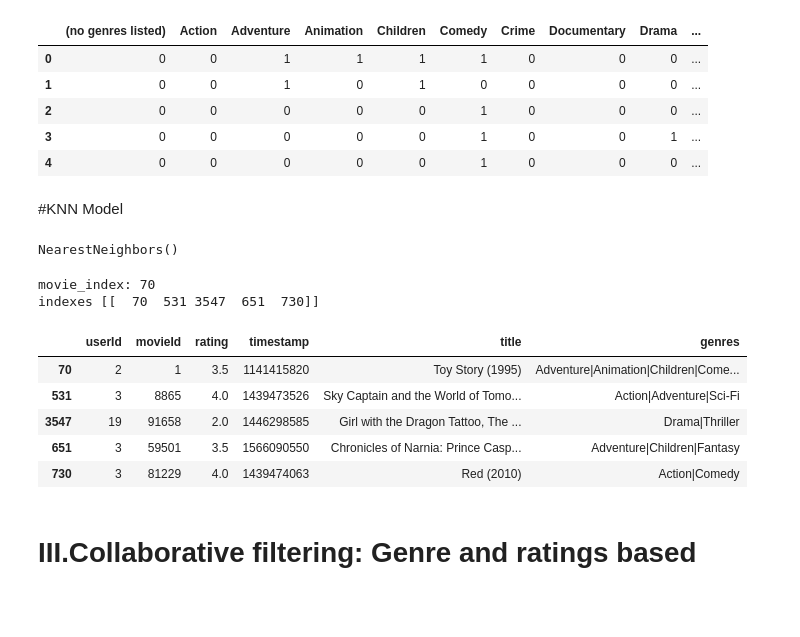
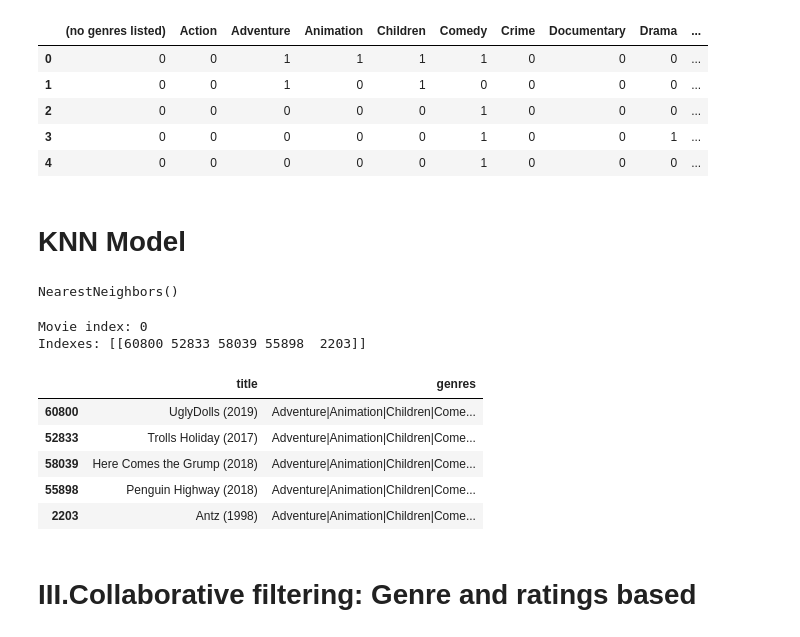
Before and after one commit to Yhabib05/movie-recommender, a Jupyter notebook: movie-recommender.ipynb, the cells around one changed output. Drawn from its saved outputs; the diff is of its cells as text; code cells hidden in the pictures; blank space fills up the shorter version.

```diff
--- a/movie-recommender.ipynb
+++ b/movie-recommender.ipynb
@@ -23,6 +8,6 @@ for dirname, _, filenames in os.walk('/kaggle/input'):
 # %%
-movies=pd.read_csv(paths['movies.csv'])
-ratings=pd.read_csv(paths['ratings.csv'])
+movies=pd.read_csv('movies.csv')
+ratings=pd.read_csv('ratings.csv')
 print("done")
 # %% [output]
 done
@@ -160,29 +161,42 @@ movies_with_genres_short.head()
 | 3 | 0 | 0 | 0 | 0 | 0 | 1 | 0 | 0 | 1 | ... |
 | 4 | 0 | 0 | 0 | 0 | 0 | 1 | 0 | 0 | 0 | ... |
 # %% [markdown]
-#KNN Model
+# KNN Model
 # %%
 knn_model_genres = NearestNeighbors(n_neighbors=5, algorithm='auto')
 knn_model_genres.fit(movies_with_genres_short)
 # %% [output]
 NearestNeighbors()
 # %%
-def recommend_movies_genre(movie_title, model = knn_model_genres, user_item_matrix = user_item_matrix, number_recommendations = 5):
-    movie_index = movies_with_genres[df_short['title'] == movie_title].index[0]
-    print('movie_index:',movie_index)
+def recommend_movies_genre(movie_title, model=knn_model_genres, genre_matrix=movies_with_genres_short, number_recommendations=5):
+    try:
+        # Find the index of the movie by title
+        movie_index = movies_with_genres[movies_with_genres['title'] == movie_title].index[0]
+        print('Movie index:', movie_index)
 
-    distances,indexes = model.kneighbors(user_item_matrix.iloc[movie_index].values.reshape(1, -1),number_recommendations, return_distance=True)
-    print('indexes',indexes)
+        # Select the genre vector as a DataFrame to keep feature names consistent
+        genre_vector_df = genre_matrix.iloc[[movie_index]]
 
-    recommended_movies_genres=movies_with_genres.iloc[indexes.flatten()]
-    return recommended_movies_genres
-recommend_movies('Toy Story (1995)')
+        # Use the genre vector to find nearest neighbors
+        distances, indexes = model.kneighbors(genre_vector_df, number_recommendations, return_distance=True)
+        print('Indexes:', indexes)
+
+        # Retrieve recommended movies by their indexes
+        recommended_movies = movies_with_genres.iloc[indexes.flatten()]
+        return recommended_movies[['title', 'genres']]
+
+    except IndexError:
+        print(f"Movie '{movie_title}' not found in the dataset.")
+        return None
+
+# Test the function
+recommend_movies_genre('Toy Story (1995)')
 # %% [output]
-movie_index: 70
-indexes [[  70  531 3547  651  730]]
+Movie index: 0
+Indexes: [[60800 52833 58039 55898  2203]]
-|  | userId | movieId | rating | timestamp | title | genres |
-| 70 | 2 | 1 | 3.5 | 1141415820 | Toy Story (1995) | Adventure|Animation|Children|Come... |
-| 531 | 3 | 8865 | 4.0 | 1439473526 | Sky Captain and the World of Tomo... | Action|Adventure|Sci-Fi |
-| 3547 | 19 | 91658 | 2.0 | 1446298585 | Girl with the Dragon Tattoo, The ... | Drama|Thriller |
-| 651 | 3 | 59501 | 3.5 | 1566090550 | Chronicles of Narnia: Prince Casp... | Adventure|Children|Fantasy |
-| 730 | 3 | 81229 | 4.0 | 1439474063 | Red (2010) | Action|Comedy |
+|  | title | genres |
+| 60800 | UglyDolls (2019) | Adventure|Animation|Children|Come... |
+| 52833 | Trolls Holiday (2017) | Adventure|Animation|Children|Come... |
+| 58039 | Here Comes the Grump (2018) | Adventure|Animation|Children|Come... |
+| 55898 | Penguin Highway (2018) | Adventure|Animation|Children|Come... |
+| 2203 | Antz (1998) | Adventure|Animation|Children|Come... |
```
Also changed, not shown: parts of 4 cells of this notebook, 6 other files.
